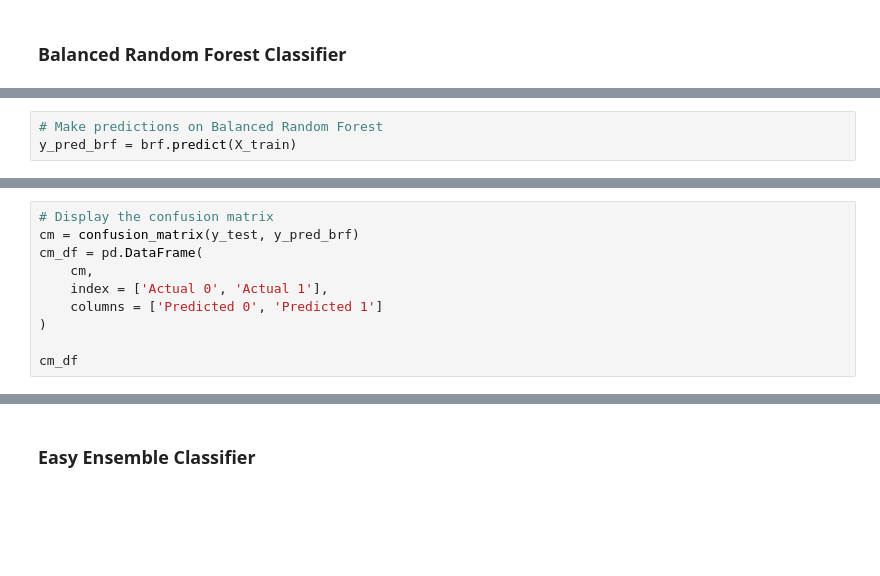
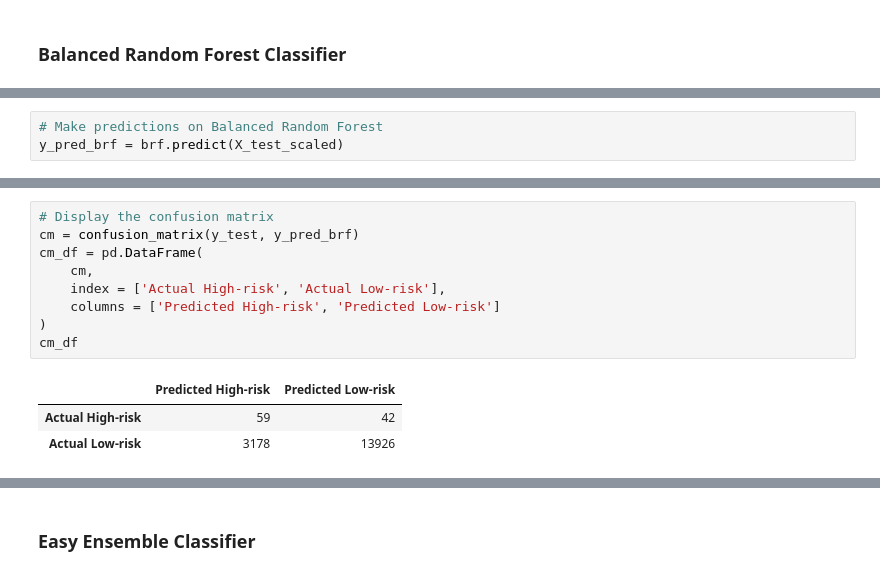
Before and after one commit to jbbees/Fintech_BC_21, a Jupyter notebook: 11_ML_Risk_Assessment/JAK_credit_risk_ensemble.ipynb, the cells around one changed output, grey strips where cells are left out. Cells and saved outputs as stored; diff of their text form; blank space fills up the shorter version.

```diff
--- a/11_ML_Risk_Assessment/JAK_credit_risk_ensemble.ipynb
+++ b/11_ML_Risk_Assessment/JAK_credit_risk_ensemble.ipynb
@@ -176,6 +176,6 @@ brf.fit(X_train, y_train)
 # %%
 # Make predictions on Balanced Random Forest
-y_pred_brf = brf.predict(X_train)
+y_pred_brf = brf.predict(X_test_scaled)
 # %%
 # Calculated the balanced accuracy score
 balanced_accuracy_score(y_test, y_pred_brf)
@@ -182,13 +184,16 @@ balanced_accuracy_score(y_test, y_pred_brf)
 # %%
 # Display the confusion matrix
 cm = confusion_matrix(y_test, y_pred_brf)
 cm_df = pd.DataFrame(
     cm,
-    index = ['Actual 0', 'Actual 1'],
-    columns = ['Predicted 0', 'Predicted 1']
+    index = ['Actual High-risk', 'Actual Low-risk'],
+    columns = ['Predicted High-risk', 'Predicted Low-risk']
 )
-
 cm_df
+# %% [output]
+|  | Predicted High-risk | Predicted Low-risk |
+| Actual High-risk | 59 | 42 |
+| Actual Low-risk | 3178 | 13926 |
 # %%
 # Print the imbalanced classification report
 print(classification_report_imbalanced(y_test, y_pred_brf))
```
Also changed, not shown: parts of 34 cells of this notebook, 1 other file.
